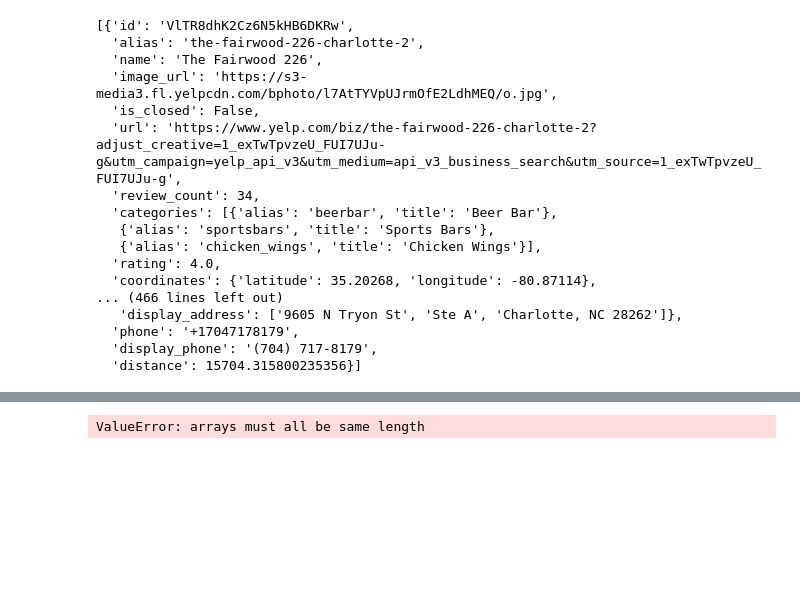
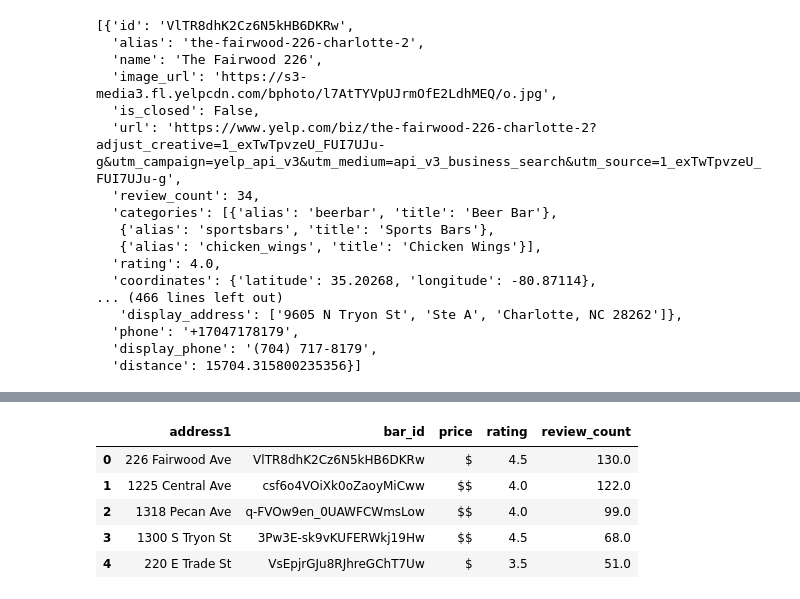
Before and after one commit to melindaeudy/ETL-Project, a Jupyter notebook: ETL.ipynb, the cells around one changed output, grey strips where cells are left out. Saved outputs shown, nothing was run; the diff lists cells and outputs as text; code cells hidden in the pictures; blank space fills up the shorter version.

```diff
--- a/ETL.ipynb
+++ b/ETL.ipynb
@@ -105,5 +99,5 @@ region
 # %%
-id = []
+bar_id = []
 address1 = []
 price = []
 rating = []
@@ -111,11 +105,11 @@ review_count = []
 
 for row in response['businesses']:
     try:
-        id.append(row['id']),
+        bar_id.append(row['id']),
         address1.append(row['location']['address1']),
         price.append(row['price']),
         rating.append(row['rating']),
         review_count.append(row['review_count'])
-        print(f"{address1}, {price}, {rating}, {review_count}")
+        #print(f"{bar_id},{address1}, {price}, {rating}, {review_count}")
     except:
         pass
@@ -137,10 +116,16 @@ for row in response['businesses']:
 # %%
 # create dataframe for YELP bars in North Carolina
-
-bars_nc_df = pd.DataFrame(row).T
+# Create DataFrame
+data = {'address1':address1, 'bar_id': bar_id, 'price': price, 'rating': rating, 'review_count': review_count}
+bars_nc_df = pd.DataFrame(dict([ (k,pd.Series(v)) for k,v in data.items() ]))
 bars_nc_df.head()
 # %% [output]
-ValueError: arrays must all be same length
+|  | address1 | bar_id | price | rating | review_count |
+| 0 | 226 Fairwood Ave | VlTR8dhK2Cz6N5kHB6DKRw | $ | 4.5 | 130.0 |
+| 1 | 1225 Central Ave | csf6o4VOiXk0oZaoyMiCww | $$ | 4.0 | 122.0 |
+| 2 | 1318 Pecan Ave | q-FVOw9en_0UAWFCWmsLow | $$ | 4.0 | 99.0 |
+| 3 | 1300 S Tryon St | 3Pw3E-sk9vKUFERWkj19Hw | $$ | 4.5 | 68.0 |
+| 4 | 220 E Trade St | VsEpjrGJu8RJhreGChT7Uw | $ | 3.5 | 51.0 |
 # %%
 # Create dictornary search from YELP for bars in South Carolina
 params = {'term':'bars','location':'SC'}
```
Also changed, not shown: parts of 6 cells of this notebook.
